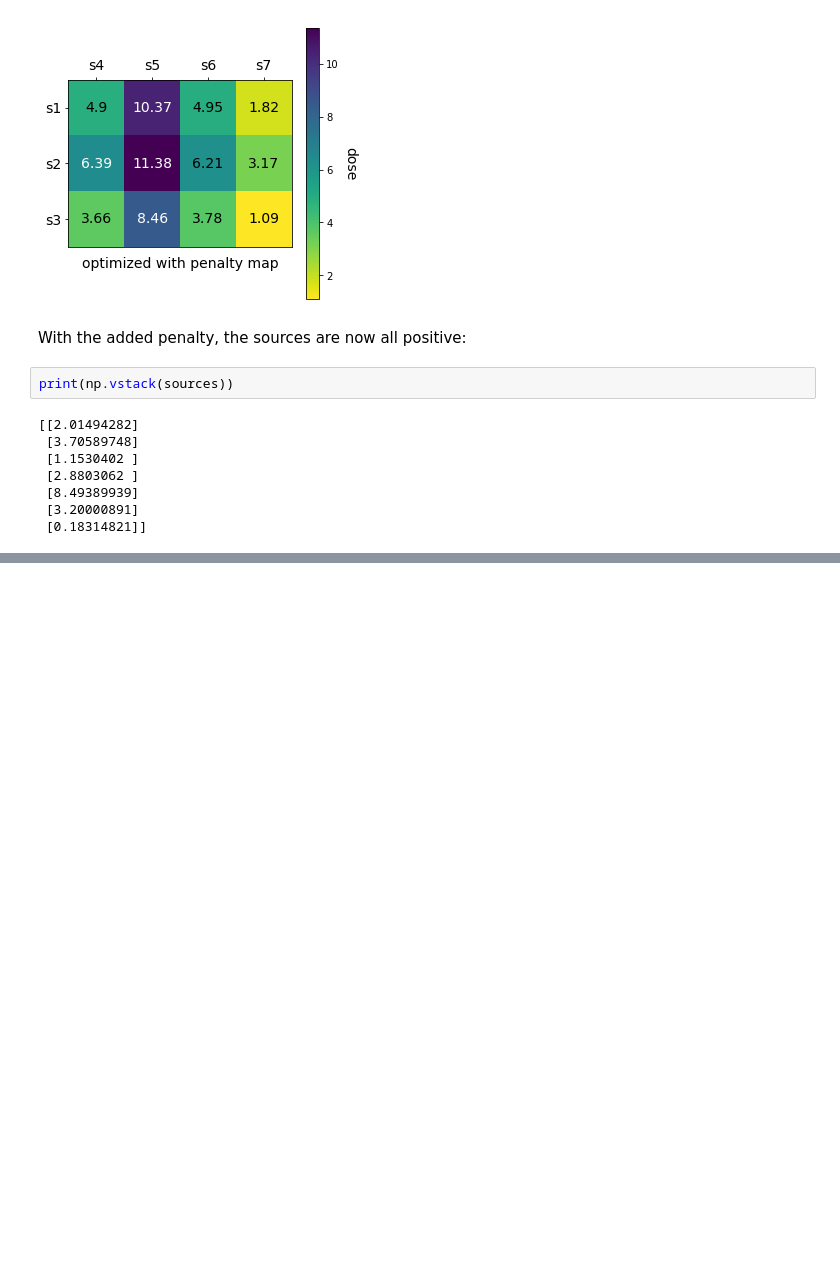
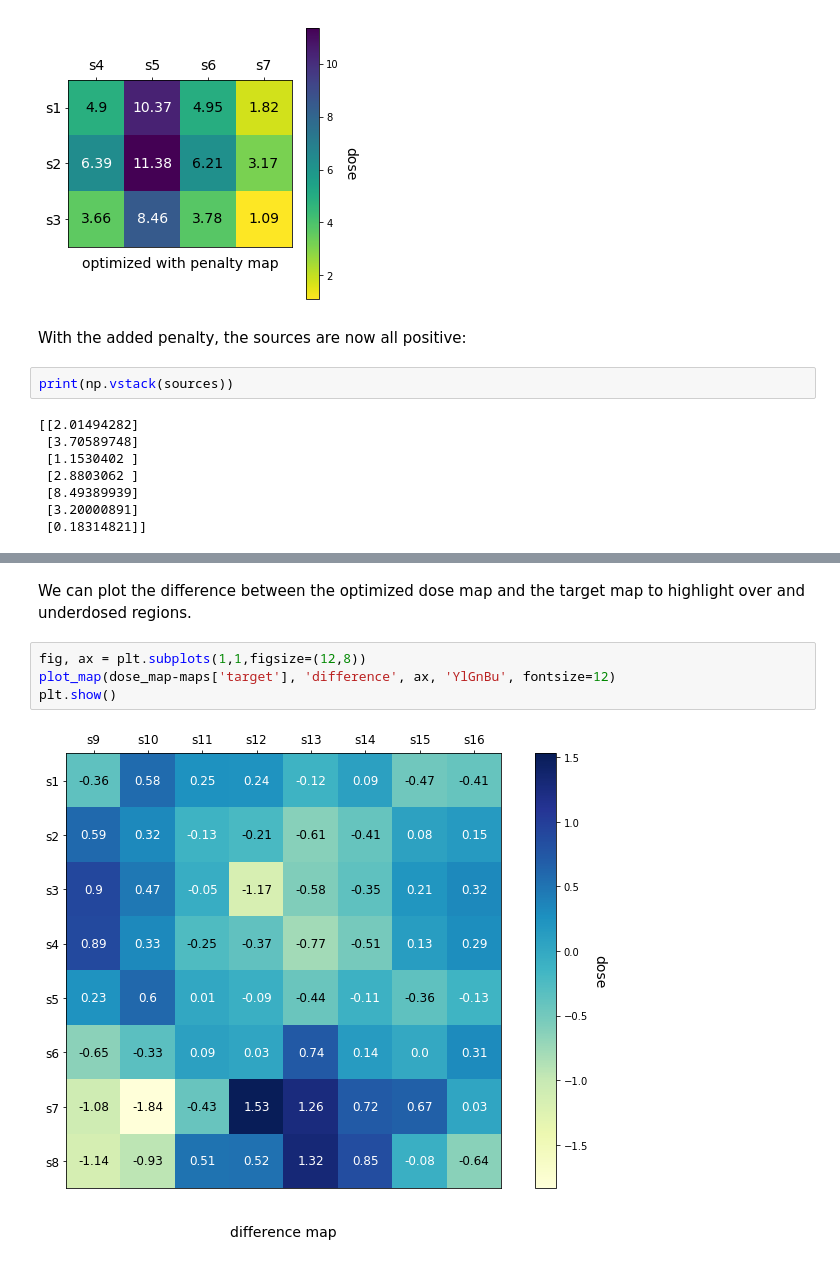
Before and after one commit to DualSapiens/cs207-FinalProject, a Jupyter notebook: docs/examples/optimize_demo.ipynb, the cells around one changed output, grey strips where cells are left out. Drawn from its saved outputs; the diff is of its cells as text; blank space fills up the shorter version.

```diff
--- a/docs/examples/optimize_demo.ipynb
+++ b/docs/examples/optimize_demo.ipynb
@@ -92,0 +113,8 @@ print(np.vstack(sources))
+# %% [markdown]
+We can plot the difference between the optimized dose map and the target map to highlight over and underdosed regions.
+# %%
+fig, ax = plt.subplots(1,1,figsize=(12,8))
+plot_map(dose_map-maps['target'], 'difference', ax, 'YlGnBu', fontsize=12)
+plt.show()
+# %% [output]
+[figure, added]
```
Also changed, not shown: parts of 7 cells of this notebook, 3 other files.
